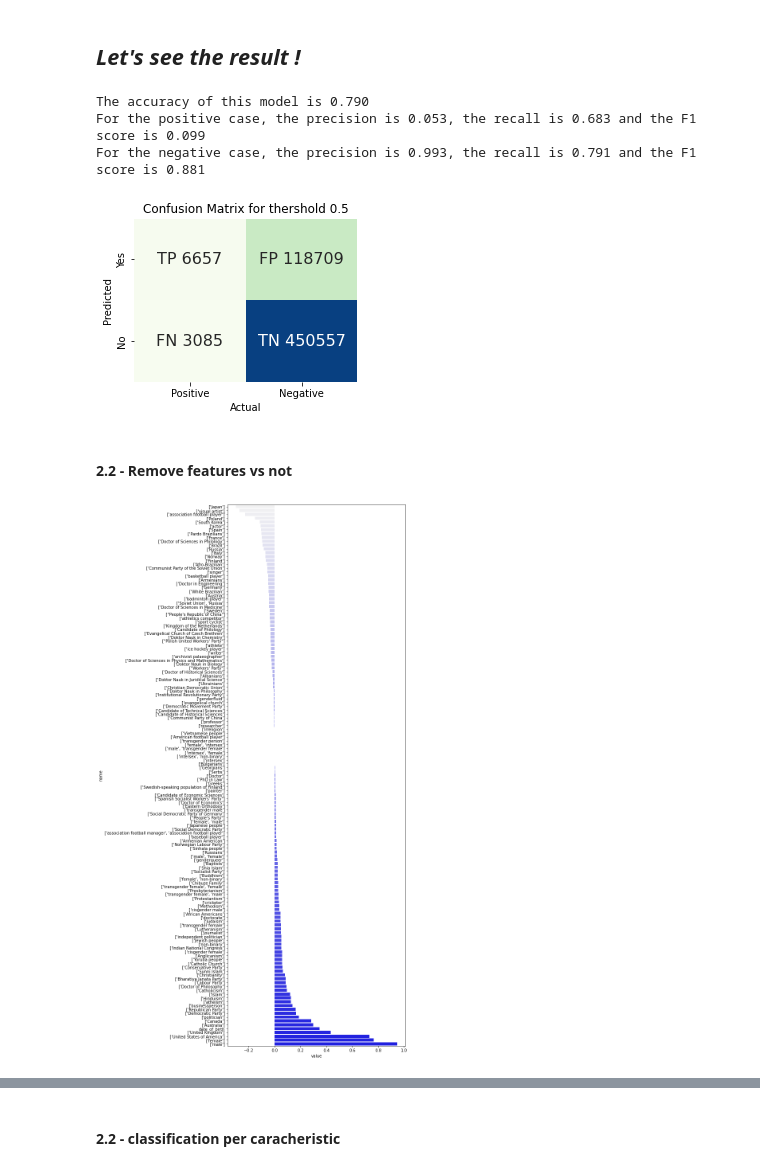
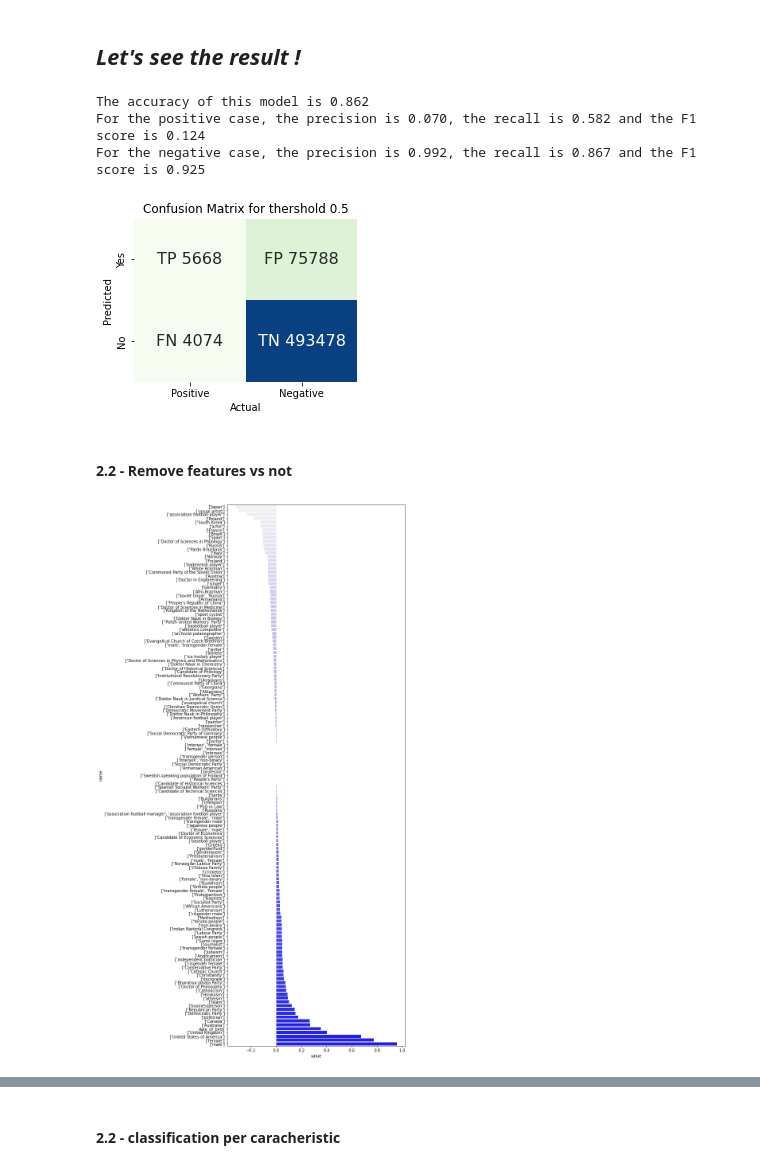
Before and after one commit to epfl-ada/ada-2021-project-avada-kedavra, a Jupyter notebook: classification.ipynb, the cells around one changed output, grey strips where cells are left out. Cells and saved outputs as stored; diff of their text form; code cells hidden in the pictures.

```diff
--- a/classification.ipynb
+++ b/classification.ipynb
@@ -175,7 +177,7 @@ plt.show()
 # %% [markdown]
 As we can see we have an  imbalanced datasets examples where climate speakers are in the minority class. This distribution cause bias in the training dataset and can influence our classification leading some to ignore the minority class entirely. We decided to manage this problem by randomly resampling the training dataset. The two main approaches are to delete examples from the majority class, called undersampling, and to duplicate examples from the minority class, called oversampling. In frame with the dimension of our dataset we decided to go with undersamplig.
 # %%
-undersample = RandomUnderSampler(sampling_strategy=1) #stategy = 1, majority class yill be the same amount as the minority class (1 to 1)
+undersample = RandomUnderSampler(sampling_strategy=0.5) #stategy = 0,5, majority class yill be the same amount as the minority class (1 to 1)
 
 # fit and apply the transform into the train set
 X_smote, y_smote = undersample.fit_resample(X_train, y_train)
@@ -363,33 +366,33 @@ KeyboardInterrupt:
 # %% [markdown]
 ## *Let's see the result !*
 # %%
-logistic=LogisticRegression(solver ='lbfgs', penalty = 'l2', C=0.1, max_iter=1000)
+logistic=LogisticRegression(solver ='lbfgs', penalty = 'l2', C=0.1, max_iter=100)
 logistic.fit(train_scaled, y_smote)
 
 prediction_proba=logistic.predict_proba(test_scaled)
 
 #construct the confusion matrix
 confusion_matrix_05_model = compute_confusion_matrix(y_test, prediction_proba, 0.5)
 
 plt.figure(figsize = (4,3))
 ax = plot_confusion_matrix(confusion_matrix_05_model)
 
 #setting axis
 plt.xlabel('Actual')
 plt.ylabel('Predicted')
 ax.set(title = 'Confusion Matrix for thershold 0.5')
 
 #get the accuracy of the model
 accuracy (confusion_matrix_05_model)
 # %% [output]
-The accuracy of this model is 0.790
-For the positive case, the precision is 0.053, the recall is 0.683 and the F1 score is 0.099
-For the negative case, the precision is 0.993, the recall is 0.791 and the F1 score is 0.881
+The accuracy of this model is 0.862
+For the positive case, the precision is 0.070, the recall is 0.582 and the F1 score is 0.124
+For the negative case, the precision is 0.992, the recall is 0.867 and the F1 score is 0.925
-[figure, old version]
+[figure, new version]
 # %% [markdown]
 #### 2.2 - Remove features vs not
 # %%
 features_imp (X_smote.columns, logistic.coef_[0])
 # %% [output]
-[figure, old version]
+[figure, new version]
 # %%
```
Also changed, not shown: parts of 17 cells of this notebook.
